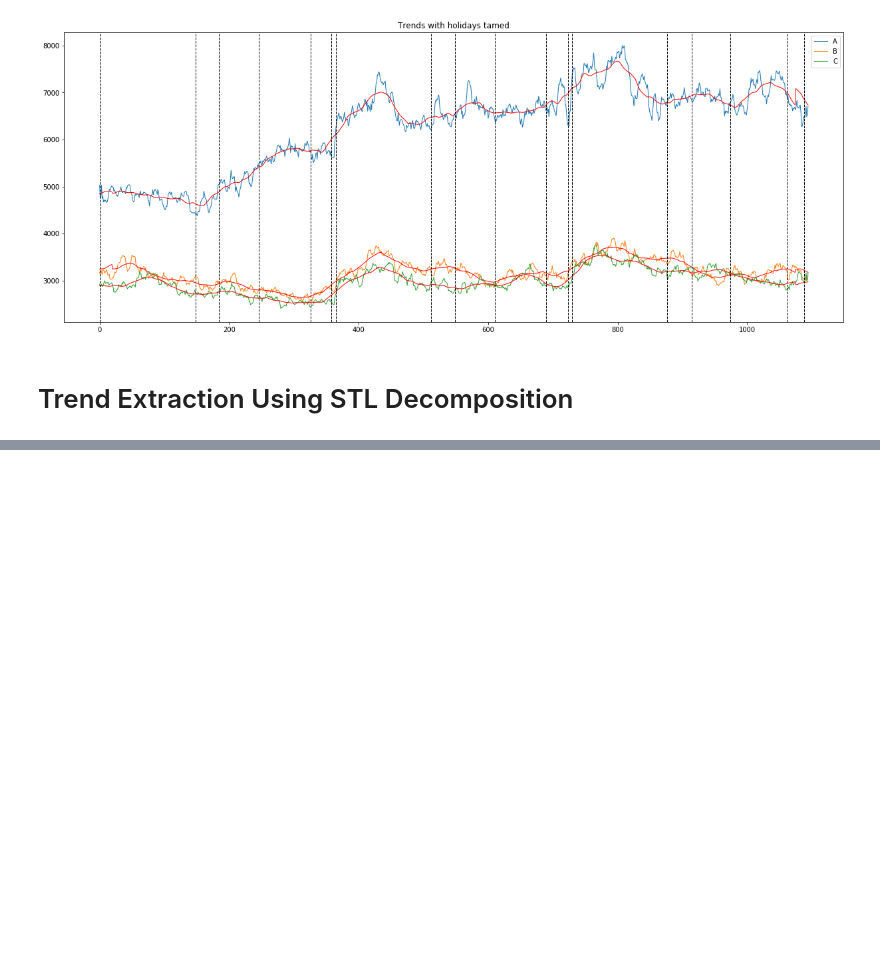
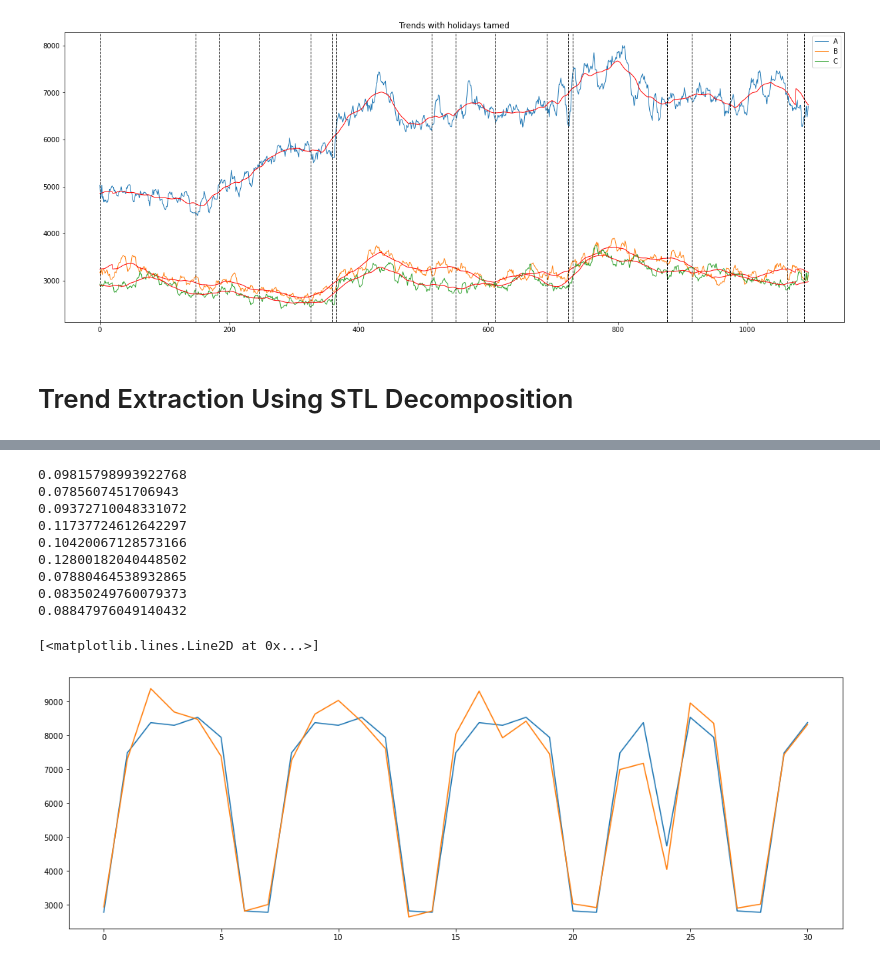
Before and after one commit to reasonablists/CoverMyMeds, a Jupyter notebook: trend.ipynb, the cells around one changed output, grey strips where cells are left out. Saved outputs shown, nothing was run; the diff lists cells and outputs as text; code cells hidden in the pictures; blank space fills up the shorter version.

```diff
--- a/trend.ipynb
+++ b/trend.ipynb
@@ -107,0 +174,8 @@ plt.show()
+# %%
+forecast_a = forecast.T[0]
+forecast_b = forecast.T[1]
+forecast_c = forecast.T[2]
+
+test_a = test.T[0]
+test_b = test.T[1]
+test_c = test.T[2]
@@ -107,0 +228,2 @@ plt.show()
+# %%
+mapes = np.abs((forecast - test) / test).T
@@ -107,0 +239,28 @@ plt.show()
+# %%
+print(mapes[0][:30].mean())
+print(mapes[1][:30].mean())
+print(mapes[2][:30].mean())
+
+print(mapes[0][:90].mean())
+print(mapes[1][:90].mean())
+print(mapes[2][:90].mean())
+
+print(mapes[0][:].mean())
+print(mapes[1][:].mean())
+print(mapes[2][:].mean())
+
+plt.figure(figsize=(18, 6))
+plt.plot(forecast.T[0][-31:])
+plt.plot(test_a[-31:])
+# %% [output]
+0.09815798993922768
+0.0785607451706943
+0.09372710048331072
+0.11737724612642297
+0.10420067128573166
+0.12800182040448502
+0.07880464538932865
+0.08350249760079373
+0.08847976049140432
+[<matplotlib.lines.Line2D at 0x...>]
+[figure, added]
```
Also changed, not shown: parts of 16 cells of this notebook, 3 other files.
